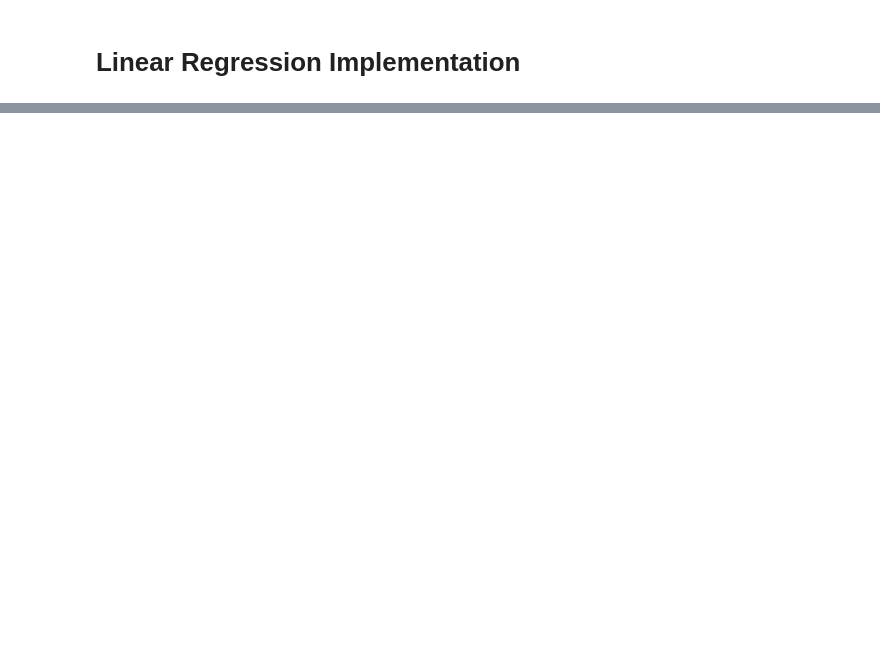
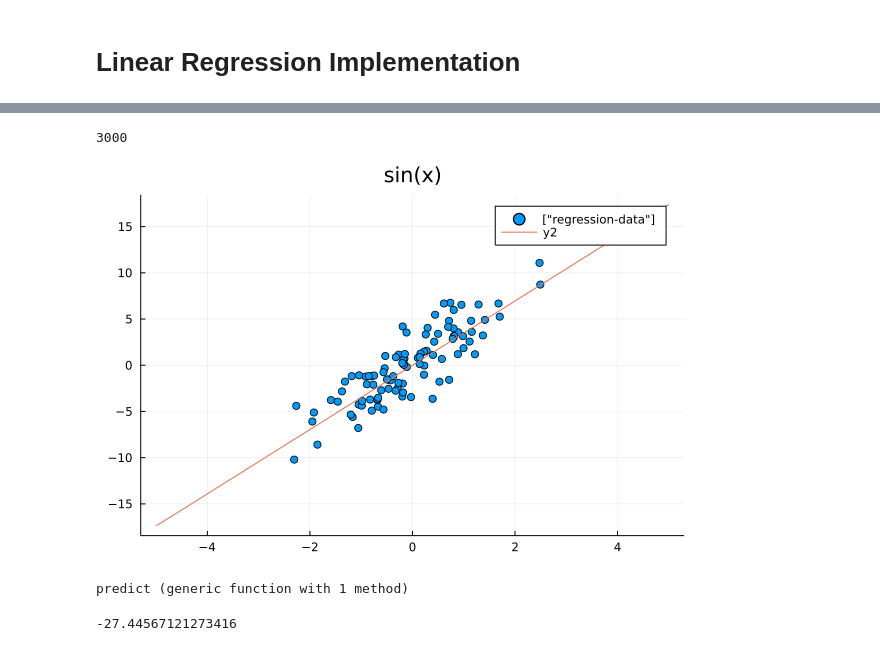
Before and after one commit to MadebyDaris/linear-regression-jl, a Jupyter notebook: ml.ipynb, the cells around one changed output, grey strips where cells are left out. Saved outputs shown, nothing was run; the diff lists cells and outputs as text; code cells hidden in the pictures; blank space fills up the shorter version.

```diff
--- a/ml.ipynb
+++ b/ml.ipynb
@@ -118,0 +51,49 @@ Excessive output truncated after 524290 bytes.
+# %%
+lr = 0.0001
+iters = 3000
+# %% [output]
+3000
+# %%
+x_1 = X[:,2]
+n_features = size(x_1)
+n_samples = 1
+weight_ = zeros(Float64, n_features)
+bias_ = 0.0
+difference = 0
+
+for _ in 0:1:iters
+    y_pred = x_1 .* weight_
+    y_pred = y_pred .+ bias_
+
+    difference = y_pred .- Y
+
+    dw = (1 / n_samples) * dot(x_1', (difference))
+    db = (1 / n_samples) * sum(difference)
+
+    # foreach(x -> x - (lr * dw), weight_)
+    # foreach(x -> x - (lr * db), )
+    bias_ = bias_ - (lr *db)
+    weight_ = weight_ .- (lr * dw)
+    # bias_ = bias_ - (lr * db)
+end
+# %%
+plot(X[:,2], Y, title="sin(x)", label=["regression-data"], seriestype=:scatter)
+x = collect(Float64, -5:1:5)
+# y0 = (x' .* weight_) .+ bias_
+y0 = x .* weight_[1]
+foreach(x -> x + bias_, y0)
+plot!(x, y0)
+# size(y0)
+# %% [output]
+[figure, added]
+# %%
+function predict(w, X, bias)
+    y_pred = dot(X', w) .+ bias
+    return y_pred
+end
+# %% [output]
+predict (generic function with 1 method)
+# %%
+predict(weight_, x_1, bias_)
+# %% [output]
+-27.44567121273416
```
Also changed, not shown: parts of 6 cells of this notebook.
